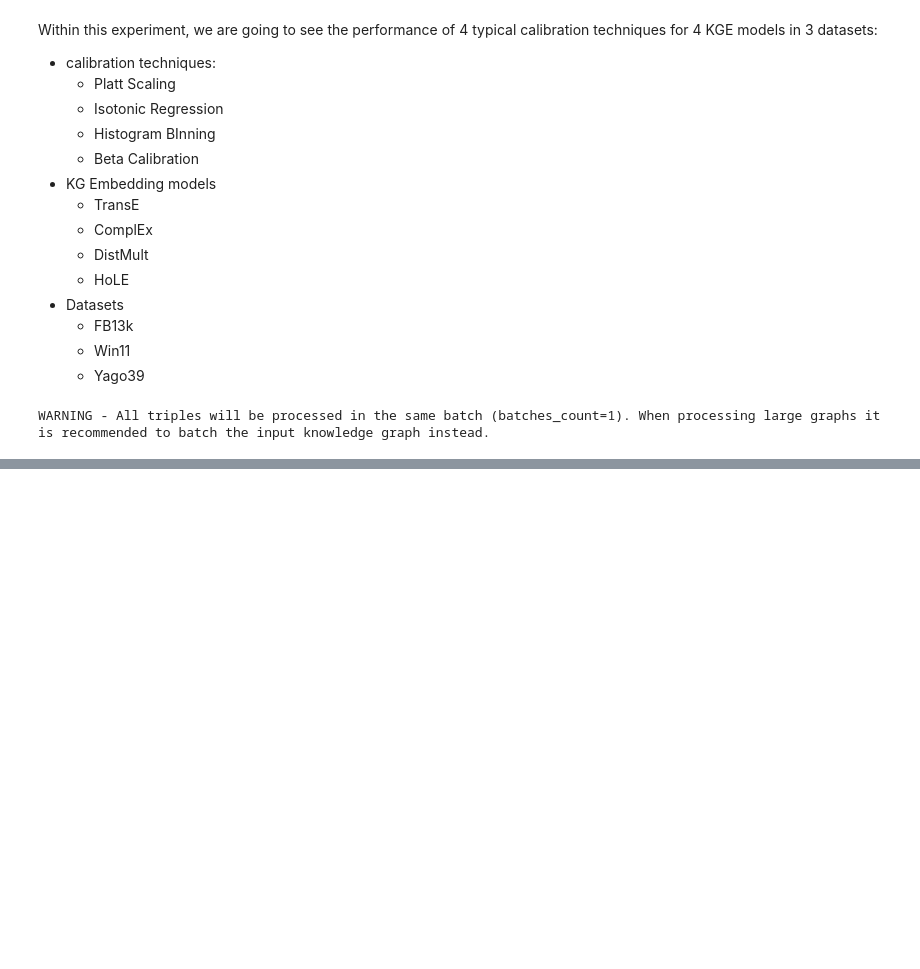
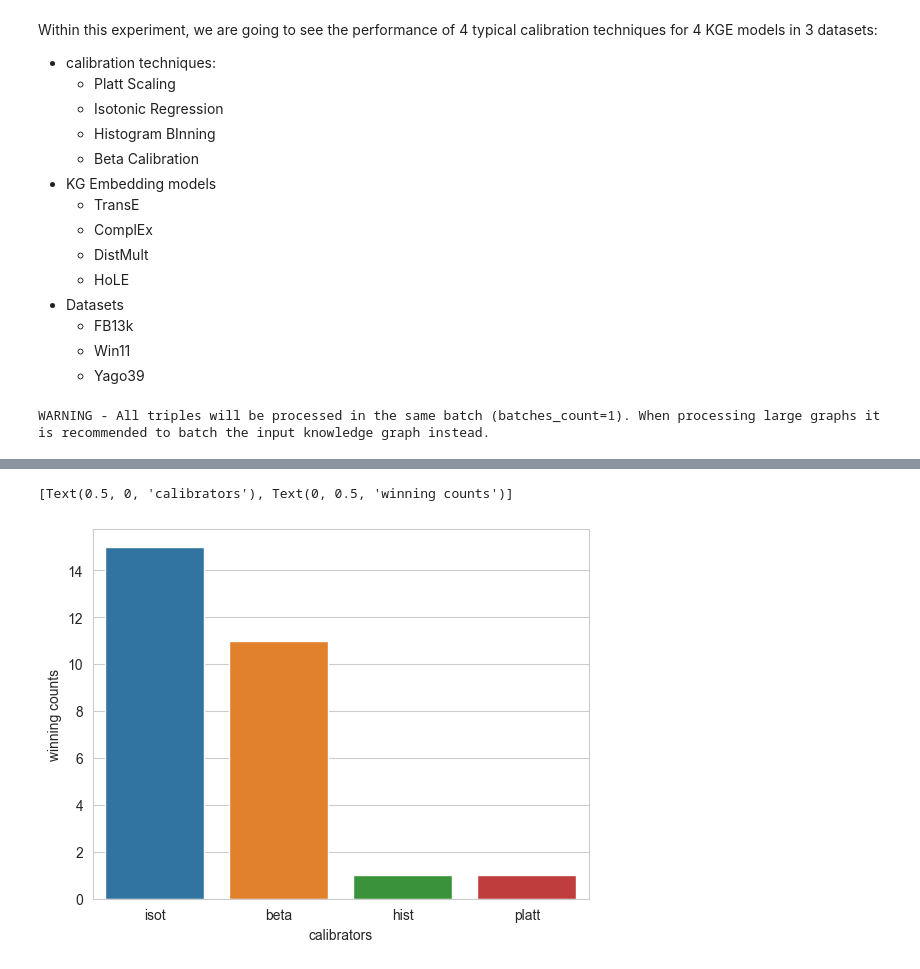
Before and after one commit to TREAT-UOE/kgcal, a Jupyter notebook: notebooks/exp1.ipynb, the cells around one changed output, grey strips where cells are left out. Drawn from its saved outputs; the diff is of its cells as text; code cells hidden in the pictures; blank space fills up the shorter version.

```diff
--- a/notebooks/exp1.ipynb
+++ b/notebooks/exp1.ipynb
@@ -99,0 +129,7 @@ RuntimeError: all elements of input should be between 0 and 1
+# %%
+sns.set_style("whitegrid")
+gfg = sns.barplot(x=['isot', 'beta', 'hist', 'platt'], y=counts.values)
+gfg.set(xlabel ="calibrators", ylabel = "winning counts")
+# %% [output]
+[Text(0.5, 0, 'calibrators'), Text(0, 0.5, 'winning counts')]
+[figure, added]
```
Also changed, not shown: parts of 11 cells of this notebook, 1 other file.
